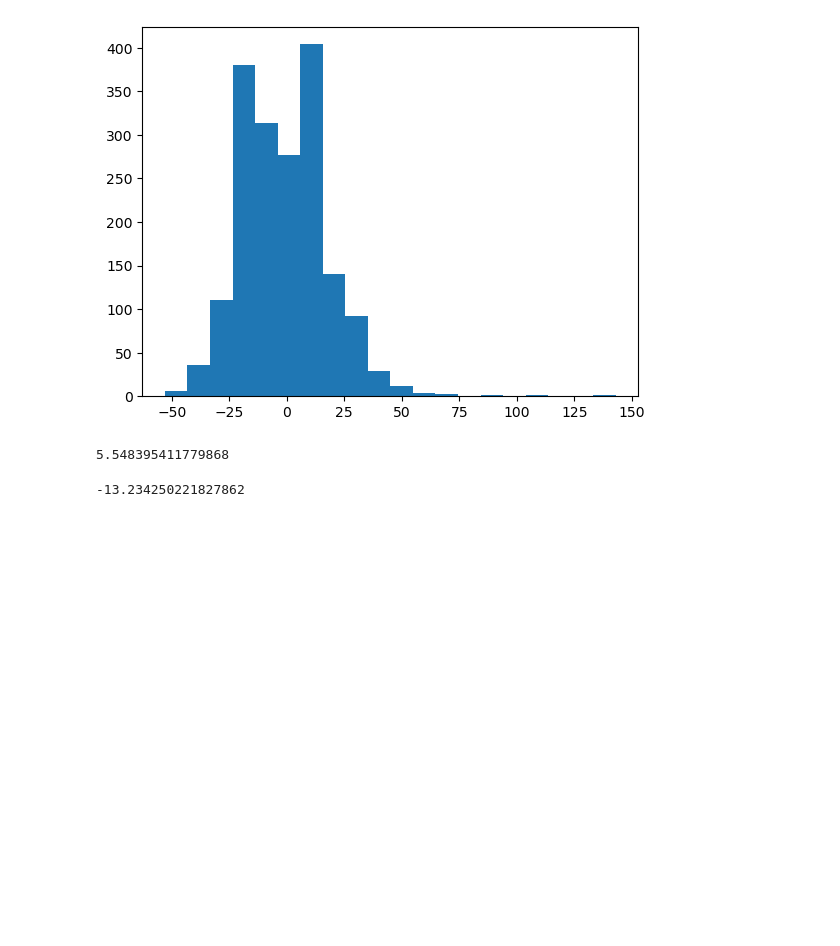
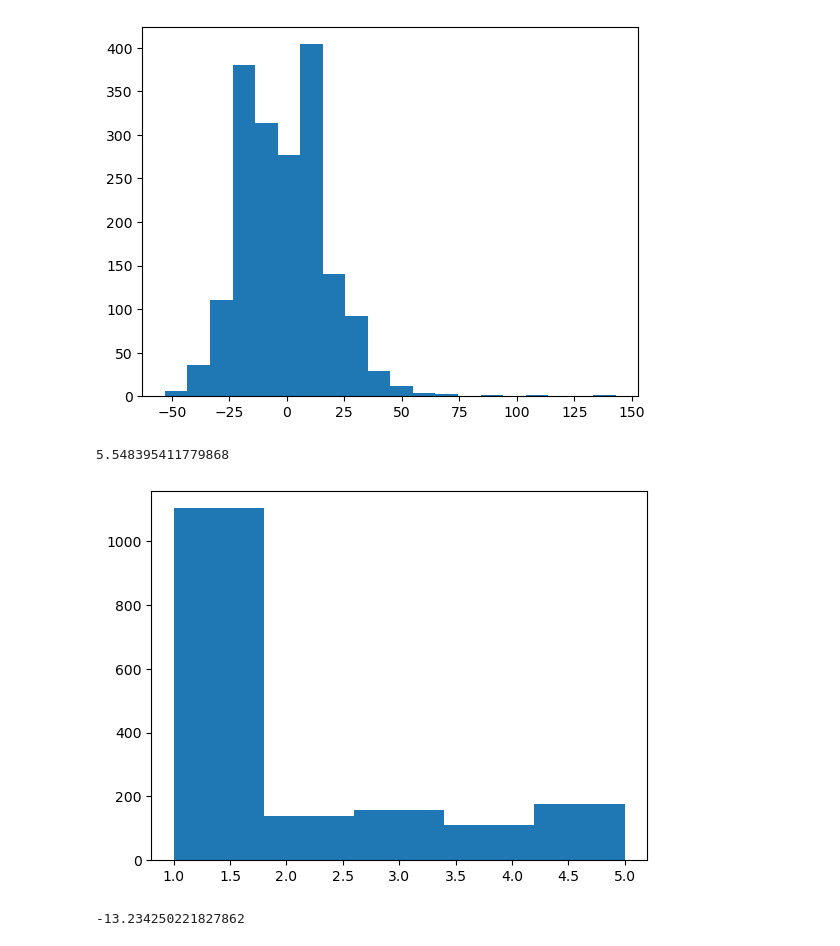
Before and after one commit to caio-a-garcia/PADS202401, a Jupyter notebook: EDA_Olist_perguntas.ipynb, the cells around one changed output. Drawn from its saved outputs; the diff is of its cells as text; code cells hidden in the pictures; blank space fills up the shorter version.

```diff
--- a/EDA_Olist_perguntas.ipynb
+++ b/EDA_Olist_perguntas.ipynb
@@ -867,6 +916,12 @@ plt.show()
 df_rj_sp[df_rj_sp['review_score'] == 1][df_rj_sp['atraso'] > 0].shape[0]/df_rj.shape[0]*100
 # %% [output]
 5.548395411779868
+# %%
+# Qual a distribuição das reviews das compras com atraso maior que 0 no df_rj
+plt.hist(df_rj[df_rj['atraso'] > 0]['review_score'], bins=5)
+plt.show()
+# %% [output]
+[figure, added]
 # %%
 # Qual é o atraso médio quando a origem é o RJ no df_rj
 df_rj_rj = df_rj[df_rj['seller_state'] == 'RJ']
```
Also changed, not shown: parts of 32 cells of this notebook, 1 other file.
